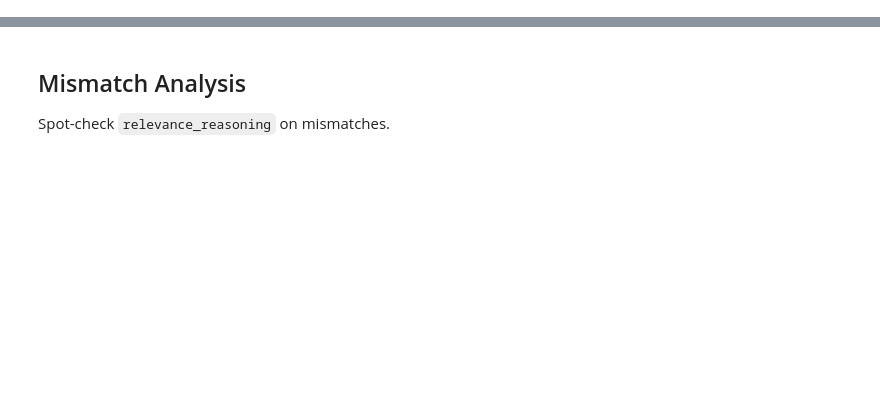
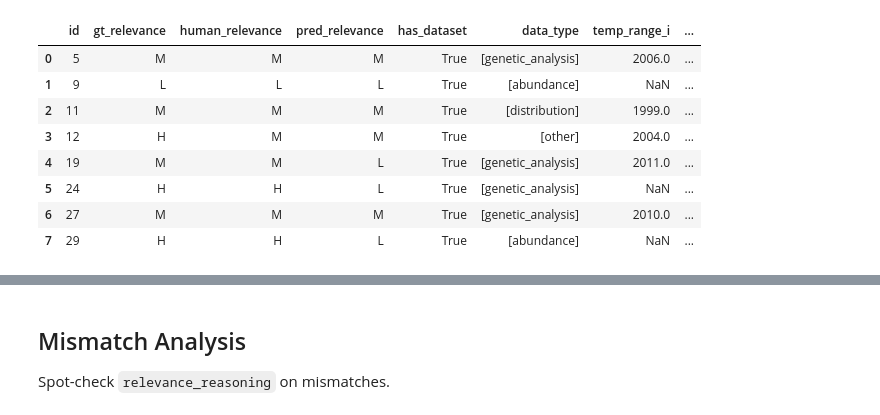
Before and after one commit to BiodiversiteQuebec/llm_metadata, a Jupyter notebook: notebooks/relevance_llm_direct.ipynb, the cells around one changed output, grey strips where cells are left out. Saved outputs shown, nothing was run; the diff lists cells and outputs as text; code cells hidden in the pictures; blank space fills up the shorter version.

```diff
--- a/notebooks/relevance_llm_direct.ipynb
+++ b/notebooks/relevance_llm_direct.ipynb
@@ -337,0 +249,70 @@ GT / human / predicted sample:
+# %%
+OUTPUT_PREDICTIONS_PATH = PROJECT_ROOT / "notebooks" / "results" / "relevance_llm_direct_predictions.csv"
+
+prediction_rows = []
+for record in artifact.records:
+    parsed_output = None
+    if record.status == "success" and record.output is not None:
+        parsed_output = DatasetFeaturesWithRelevance.model_validate(record.output)
+    prediction_rows.append(
+        {
+            "gt_record_id": record.gt_record_id,
+            "pred_relevance": parsed_output.relevance if parsed_output else None,
+            "has_dataset": parsed_output.has_dataset if parsed_output else None,
+            "relevance_reasoning": parsed_output.relevance_reasoning if parsed_output else None,
+            "data_type": parsed_output.data_type if parsed_output else None,
+            "temp_range_i": parsed_output.temp_range_i if parsed_output else None,
+            "temp_range_f": parsed_output.temp_range_f if parsed_output else None,
+            "spatial_range_km2": parsed_output.spatial_range_km2 if parsed_output else None,
+            "cost": (record.usage_cost or {}).get("total_cost"),
+            "status": record.status,
+            "error_message": record.error_message,
+        }
+    )
+
+pred_df = pd.DataFrame(prediction_rows)
+results_df = eval_df[["id", "title", "relevance", "human_relevance", "input_text"]].rename(
+    columns={"id": "gt_record_id", "relevance": "gt_relevance"}
+)
+results_df = results_df.merge(pred_df, on="gt_record_id", how="left")
+results_df["id"] = results_df["gt_record_id"]
+results_df = results_df[results_df["pred_relevance"].notna()].copy()
+
+OUTPUT_PREDICTIONS_PATH.parent.mkdir(parents=True, exist_ok=True)
+results_df[
+    [
+        "id",
+        "gt_relevance",
+        "human_relevance",
+        "pred_relevance",
+        "has_dataset",
+        "relevance_reasoning",
+        "data_type",
+        "temp_range_i",
+        "temp_range_f",
+        "spatial_range_km2",
+        "cost",
+        "status",
+    ]
+].to_csv(OUTPUT_PREDICTIONS_PATH, index=False)
+
+print(f"Records with predictions: {len(results_df)}")
+print()
+print("Predicted relevance distribution:")
+print(results_df["pred_relevance"].value_counts())
+print()
+print(f"Saved predictions: {OUTPUT_PREDICTIONS_PATH}")
+
+results_df[
+    [
+        "id",
+        "gt_relevance",
+        "human_relevance",
+        "pred_relevance",
+        "has_dataset",
+        "data_type",
+        "temp_range_i",
+        "temp_range_f",
+    ]
+].head(8)
+# %% [output]
@@ -338,3 +328,12 @@ GT / human / predicted sample:
+|  | id | gt_relevance | human_relevance | pred_relevance | has_dataset | data_type | temp_range_i | ... |
+| 0 | 5 | M | M | M | True | [genetic_analysis] | 2006.0 | ... |
+| 1 | 9 | L | L | L | True | [abundance] | NaN | ... |
+| 2 | 11 | M | M | M | True | [distribution] | 1999.0 | ... |
+| 3 | 12 | H | M | M | True | [other] | 2004.0 | ... |
+| 4 | 19 | M | M | L | True | [genetic_analysis] | 2011.0 | ... |
+| 5 | 24 | H | H | L | True | [genetic_analysis] | NaN | ... |
+| 6 | 27 | M | M | M | True | [genetic_analysis] | 2010.0 | ... |
+| 7 | 29 | H | H | L | True | [abundance] | NaN | ... |
 # %% [markdown]
 ## Evaluation Metrics
 
```
Also changed, not shown: parts of 29 cells of this notebook, 13 other files.
